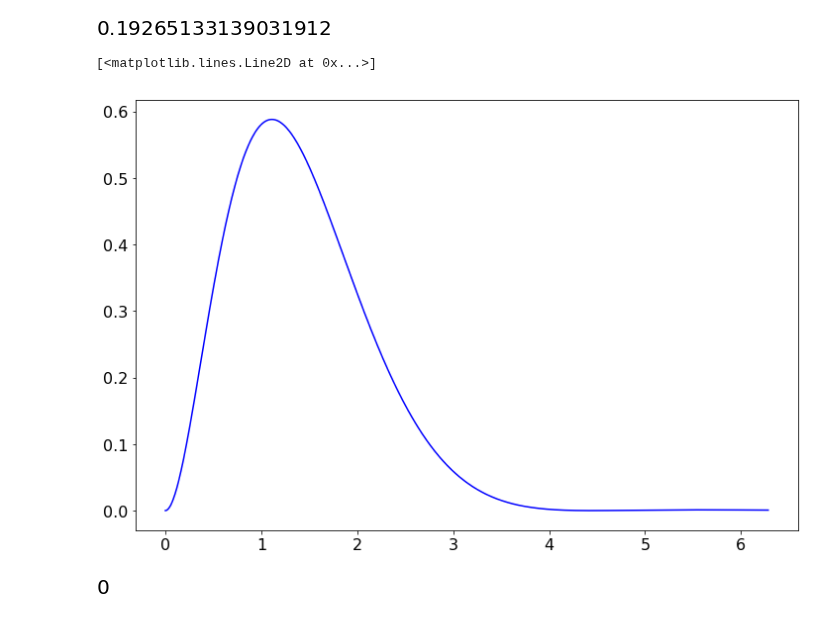
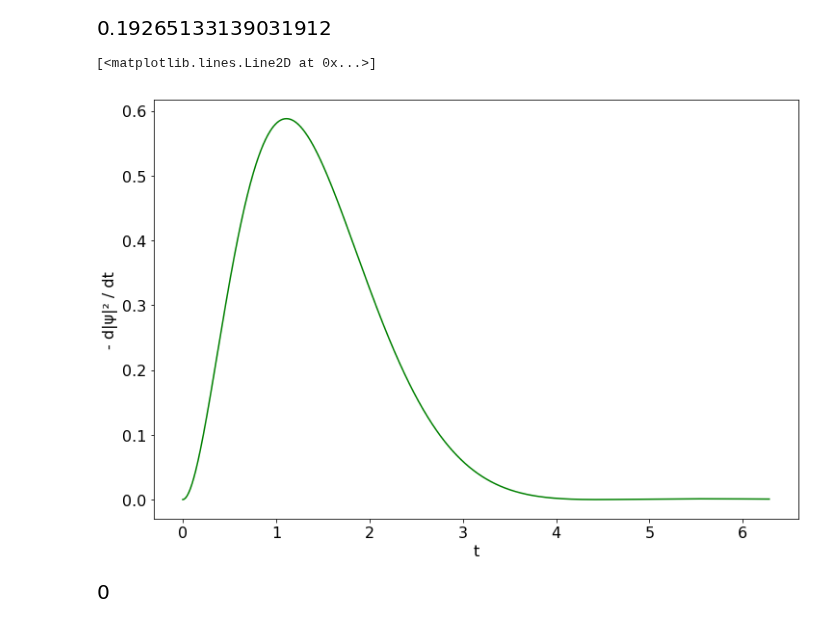
Before and after one commit to gderosa/timeq, a Jupyter notebook: comp/jupyter/detect.ipynb, the cells around one changed output. Drawn from its saved outputs; the diff is of its cells as text; code cells hidden in the pictures.

```diff
--- a/comp/jupyter/detect.ipynb
+++ b/comp/jupyter/detect.ipynb
@@ -203,10 +203,12 @@ X = np.linspace(1e-6, 2*np.pi, 1000)  # avoid singularity in t=0
 # %%
 Y = lossy_norm_n(X)
 # %%
-plt.plot(X, -np.gradient(Y, X), 'b')
+plt.xlabel('t')
+plt.ylabel(u'- d|\u03C8|\u00B2 / dt')
+plt.plot(X, -np.gradient(Y, X), 'g')
 # %% [output]
 [<matplotlib.lines.Line2D at 0x...>]
-[figure, old version]
+[figure, new version]
 # %%
 # we have set gamma = 2*sqrt(2)
 def hatpsi(_t):
```
Also changed, not shown: parts of 1 cell of this notebook, 2 other files.
